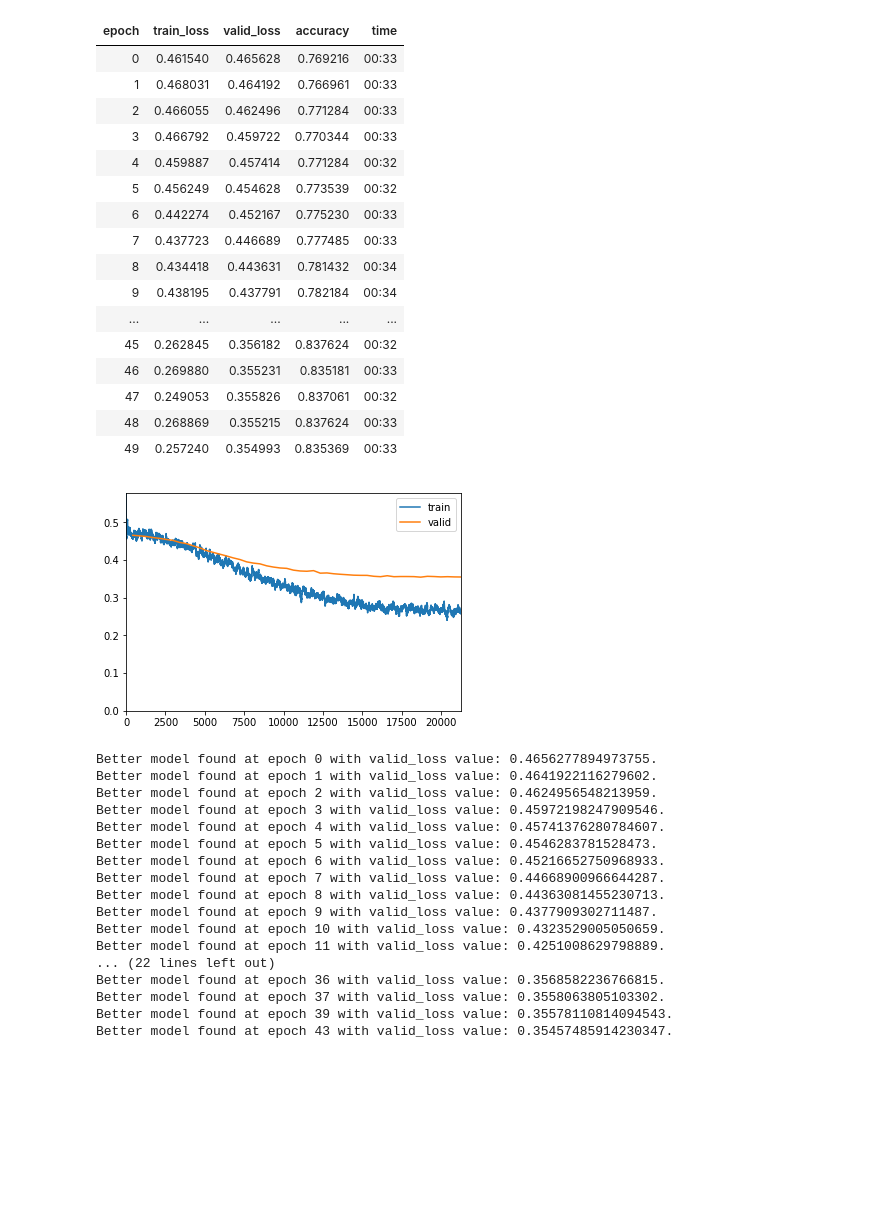
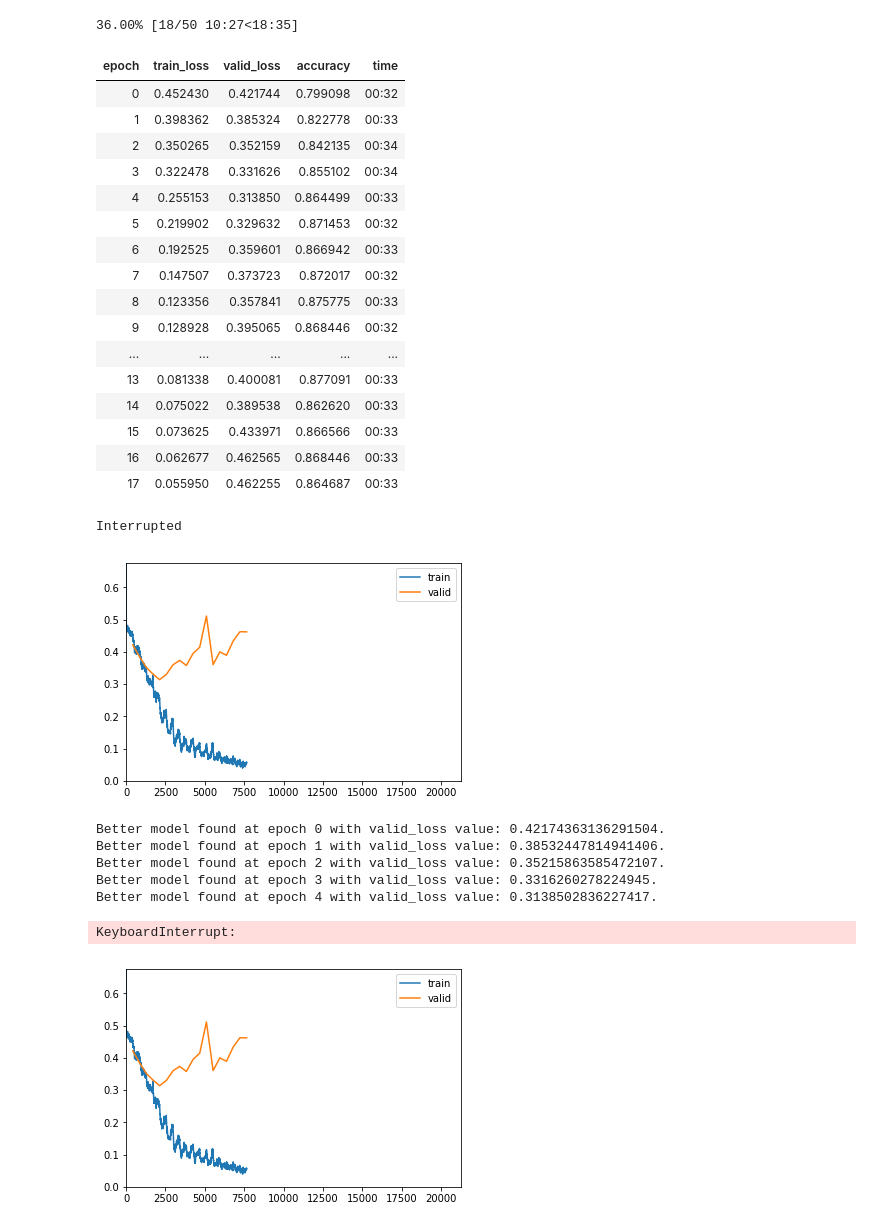
Before and after one commit to VicenteMoraes/SarcasmDetector, a Jupyter notebook: Classifier.ipynb, the cells around one changed output. Drawn from its saved outputs; the diff is of its cells as text; code cells hidden in the pictures; blank space fills up the shorter version.

```diff
--- a/Classifier.ipynb
+++ b/Classifier.ipynb
@@ -33,3 +33,3 @@ data_classifier.show_batch()
 # %%
-learn = text_classifier_learner(data_classifier, AWD_LSTM, drop_mult=0.5, callback_fns=ShowGraph)
+learn = text_classifier_learner(data_classifier, AWD_LSTM, drop_mult=0.6, callback_fns=ShowGraph)
 learn.load_encoder('learn-stage2-enc')
@@ -43,4 +45,4 @@ LR Finder is complete, type {learner_name}.recorder.plot() to see the graph.
 # %%
-learn.fit_one_cycle(20, 1e-2, callbacks=[SaveModelCallback(learn, monitor="valid_loss", mode="min")])
+learn.fit_one_cycle(50, 2e-2, callbacks=[SaveModelCallback(learn, monitor="valid_loss", mode="min")])
 # %% [output]
 | epoch | train_loss | valid_loss | accuracy | time |
@@ -90,38 +96,30 @@ LR Finder is complete, type {learner_name}.recorder.plot() to see the graph.
 # %%
-learn.fit_one_cycle(50, 2e-5, callbacks=[SaveModelCallback(learn, monitor="valid_loss", mode="min")])
+learn.fit_one_cycle(50, 3e-3, callbacks=[SaveModelCallback(learn, monitor="valid_loss", mode="min")])
 # %% [output]
+36.00% [18/50 10:27<18:35]
 | epoch | train_loss | valid_loss | accuracy | time |
-| 0 | 0.461540 | 0.465628 | 0.769216 | 00:33 |
-| 1 | 0.468031 | 0.464192 | 0.766961 | 00:33 |
-| 2 | 0.466055 | 0.462496 | 0.771284 | 00:33 |
-| 3 | 0.466792 | 0.459722 | 0.770344 | 00:33 |
-| 4 | 0.459887 | 0.457414 | 0.771284 | 00:32 |
-| 5 | 0.456249 | 0.454628 | 0.773539 | 00:32 |
-| 6 | 0.442274 | 0.452167 | 0.775230 | 00:33 |
-| 7 | 0.437723 | 0.446689 | 0.777485 | 00:33 |
-| 8 | 0.434418 | 0.443631 | 0.781432 | 00:34 |
-| 9 | 0.438195 | 0.437791 | 0.782184 | 00:34 |
+| 0 | 0.452430 | 0.421744 | 0.799098 | 00:32 |
+| 1 | 0.398362 | 0.385324 | 0.822778 | 00:33 |
+| 2 | 0.350265 | 0.352159 | 0.842135 | 00:34 |
+| 3 | 0.322478 | 0.331626 | 0.855102 | 00:34 |
+| 4 | 0.255153 | 0.313850 | 0.864499 | 00:33 |
+| 5 | 0.219902 | 0.329632 | 0.871453 | 00:32 |
+| 6 | 0.192525 | 0.359601 | 0.866942 | 00:33 |
+| 7 | 0.147507 | 0.373723 | 0.872017 | 00:32 |
+| 8 | 0.123356 | 0.357841 | 0.875775 | 00:33 |
+| 9 | 0.128928 | 0.395065 | 0.868446 | 00:32 |
 | ... | ... | ... | ... | ... |
-| 45 | 0.262845 | 0.356182 | 0.837624 | 00:32 |
-| 46 | 0.269880 | 0.355231 | 0.835181 | 00:33 |
-| 47 | 0.249053 | 0.355826 | 0.837061 | 00:32 |
-| 48 | 0.268869 | 0.355215 | 0.837624 | 00:33 |
-| 49 | 0.257240 | 0.354993 | 0.835369 | 00:33 |
+| 13 | 0.081338 | 0.400081 | 0.877091 | 00:33 |
+| 14 | 0.075022 | 0.389538 | 0.862620 | 00:33 |
+| 15 | 0.073625 | 0.433971 | 0.866566 | 00:33 |
+| 16 | 0.062677 | 0.462565 | 0.868446 | 00:33 |
+| 17 | 0.055950 | 0.462255 | 0.864687 | 00:33 |
+Interrupted
-[figure, old version]
+[figure, new version]
-Better model found at epoch 0 with valid_loss value: 0.4656277894973755.
-Better model found at epoch 1 with valid_loss value: 0.4641922116279602.
-Better model found at epoch 2 with valid_loss value: 0.4624956548213959.
-Better model found at epoch 3 with valid_loss value: 0.45972198247909546.
-Better model found at epoch 4 with valid_loss value: 0.45741376280784607.
-Better model found at epoch 5 with valid_loss value: 0.4546283781528473.
-Better model found at epoch 6 with valid_loss value: 0.45216652750968933.
-Better model found at epoch 7 with valid_loss value: 0.44668900966644287.
-Better model found at epoch 8 with valid_loss value: 0.44363081455230713.
-Better model found at epoch 9 with valid_loss value: 0.4377909302711487.
-Better model found at epoch 10 with valid_loss value: 0.4323529005050659.
-Better model found at epoch 11 with valid_loss value: 0.4251008629798889.
-... (22 lines left out)
-Better model found at epoch 36 with valid_loss value: 0.3568582236766815.
-Better model found at epoch 37 with valid_loss value: 0.3558063805103302.
-Better model found at epoch 39 with valid_loss value: 0.35578110814094543.
-Better model found at epoch 43 with valid_loss value: 0.35457485914230347.
+Better model found at epoch 0 with valid_loss value: 0.42174363136291504.
+Better model found at epoch 1 with valid_loss value: 0.38532447814941406.
+Better model found at epoch 2 with valid_loss value: 0.35215863585472107.
+Better model found at epoch 3 with valid_loss value: 0.3316260278224945.
+Better model found at epoch 4 with valid_loss value: 0.3138502836227417.
+KeyboardInterrupt:
+[figure, added]
```
Also changed, not shown: parts of 16 cells of this notebook.
